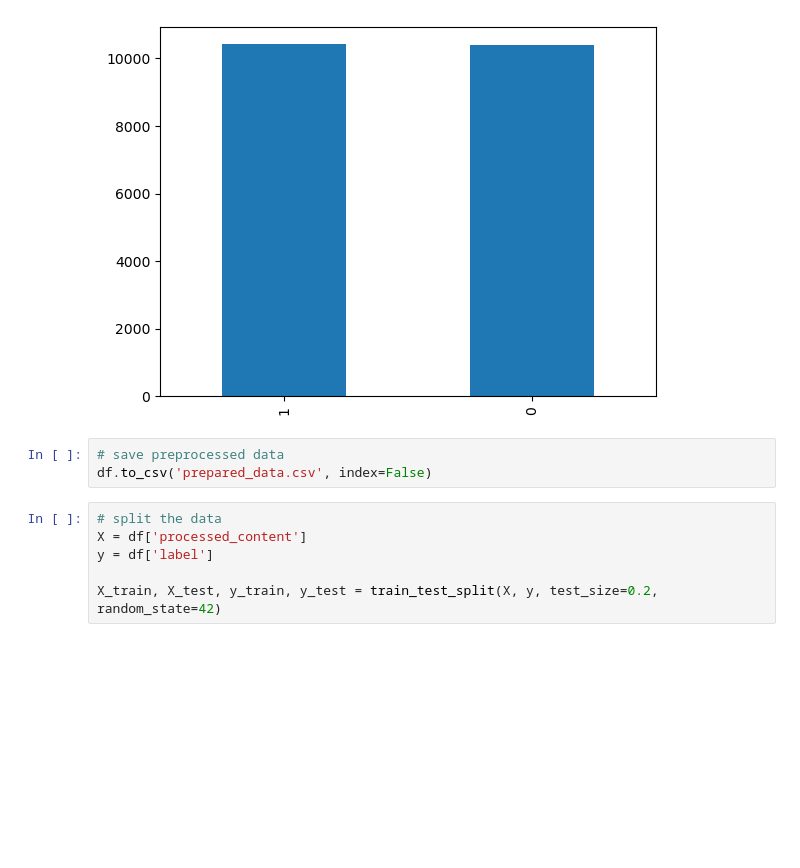
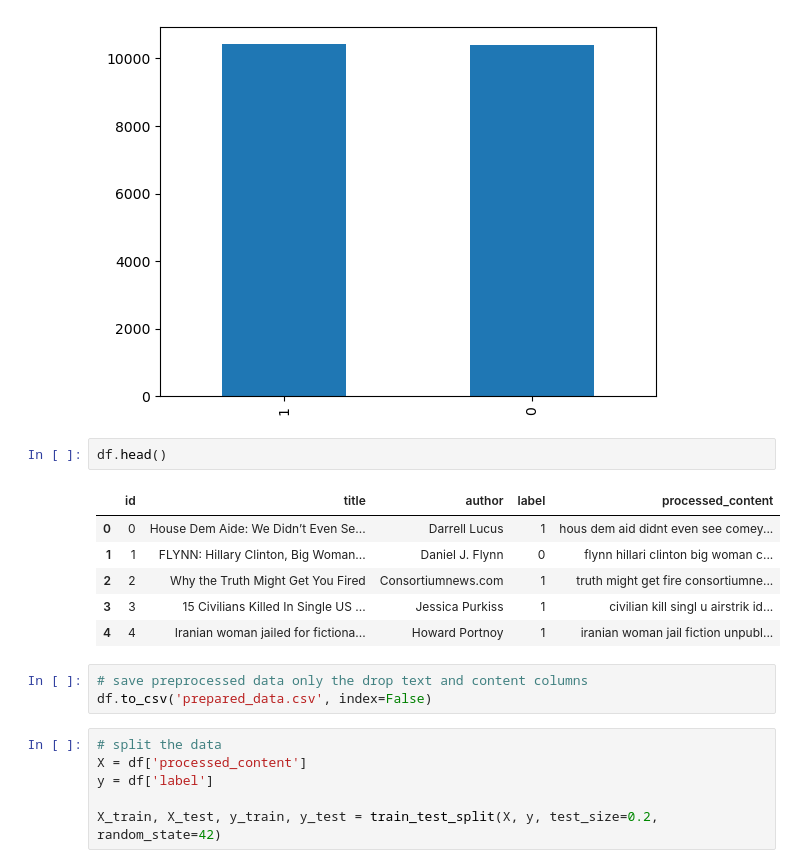
Before and after one commit to ZiadMostafa1/Fake-News-Detection2, a Jupyter notebook: project_notebook.ipynb, the cells around one changed output. Drawn from its saved outputs; the diff is of its cells as text; blank space fills up the shorter version.

```diff
--- a/project_notebook.ipynb
+++ b/project_notebook.ipynb
@@ -198,8 +180,17 @@ df['label'].value_counts().plot(kind='bar')
 # %% [output]
 <Axes: >
 [figure]
+# %%
+df.head()
+# %% [output]
+|  | id | title | author | label | processed_content |
+| 0 | 0 | House Dem Aide: We Didn’t Even Se... | Darrell Lucus | 1 | hous dem aid didnt even see comey... |
+| 1 | 1 | FLYNN: Hillary Clinton, Big Woman... | Daniel J. Flynn | 0 | flynn hillari clinton big woman c... |
+| 2 | 2 | Why the Truth Might Get You Fired | Consortiumnews.com | 1 | truth might get fire consortiumne... |
+| 3 | 3 | 15 Civilians Killed In Single US ... | Jessica Purkiss | 1 | civilian kill singl u airstrik id... |
+| 4 | 4 | Iranian woman jailed for fictiona... | Howard Portnoy | 1 | iranian woman jail fiction unpubl... |
 # %%
-# save preprocessed data
+# save preprocessed data only the drop text and content columns
 df.to_csv('prepared_data.csv', index=False)
 # %%
 # split the data
```
Also changed, not shown: parts of 8 cells of this notebook, 1 other file.
